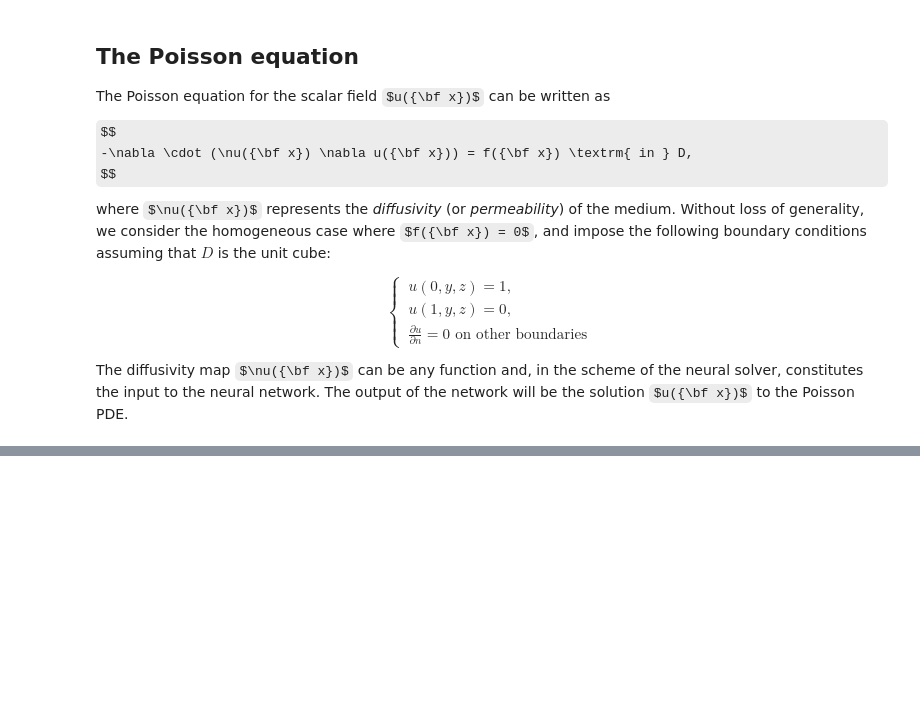
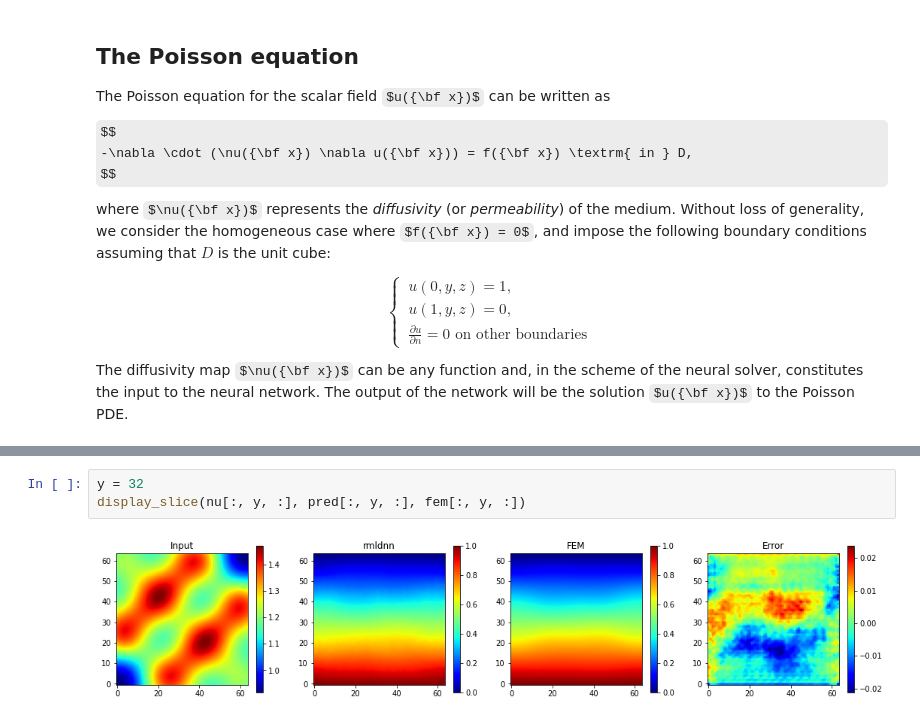
Before and after one commit to rocketmlhq/rmldnn, a Jupyter notebook: tutorials/neural_Poisson3D_PDE_solver/neural_Poisson3D_PDE_solver.ipynb, the cells around one changed output, grey strips where cells are left out. Drawn from its saved outputs; the diff is of its cells as text; some formulas as TeX source; blank space fills up the shorter version.

```diff
--- a/tutorials/neural_Poisson3D_PDE_solver/neural_Poisson3D_PDE_solver.ipynb
+++ b/tutorials/neural_Poisson3D_PDE_solver/neural_Poisson3D_PDE_solver.ipynb
@@ -58,0 +208,5 @@ To be continued...
+# %%
+y = 32
+display_slice(nu[:, y, :], pred[:, y, :], fem[:, y, :])
+# %% [output]
+[figure, added]
```
Also changed, not shown: parts of 24 cells of this notebook.
